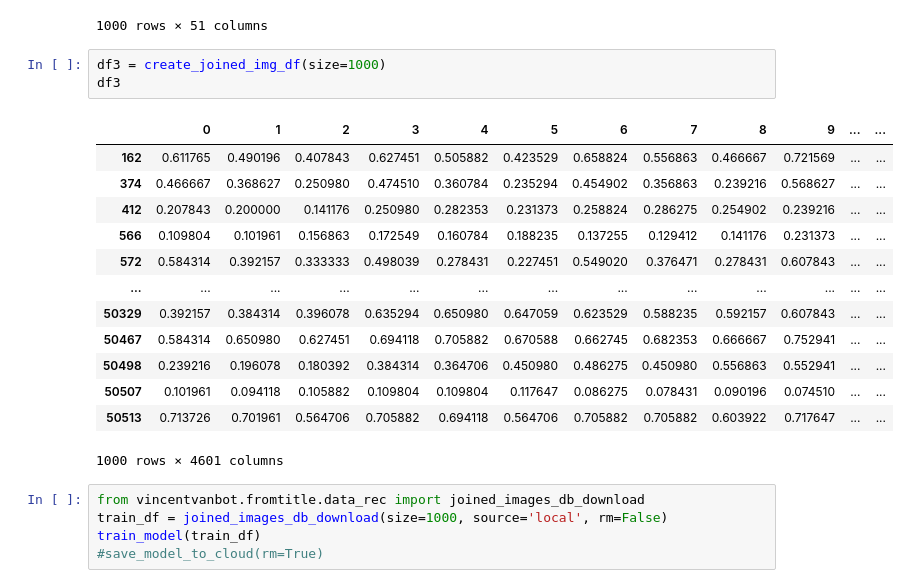
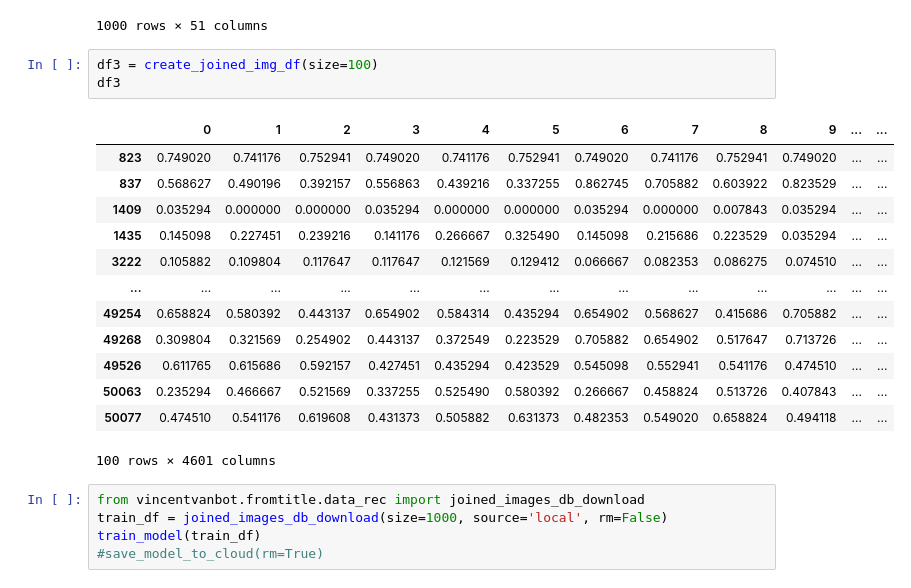
Before and after one commit to seve-26/vincentvanbot, a Jupyter notebook: notebooks/data-retrieval/wga-dataset-julia.ipynb, the cells around one changed output. Drawn from its saved outputs; the diff is of its cells as text.

```diff
--- a/notebooks/data-retrieval/wga-dataset-julia.ipynb
+++ b/notebooks/data-retrieval/wga-dataset-julia.ipynb
@@ -139,22 +140,22 @@ join_images_db.iloc[:,4550:]
 | 765 | 0.0 | 1.0 | 0.0 | 0.0 | 0.0 | ... |
 1000 rows × 51 columns
 # %%
-df3 = create_joined_img_df(size=1000)
+df3 = create_joined_img_df(size=100)
 df3
 # %% [output]
 |  | 0 | 1 | 2 | 3 | 4 | 5 | 6 | 7 | 8 | 9 | ... | ... |
-| 162 | 0.611765 | 0.490196 | 0.407843 | 0.627451 | 0.505882 | 0.423529 | 0.658824 | 0.556863 | 0.466667 | 0.721569 | ... | ... |
-| 374 | 0.466667 | 0.368627 | 0.250980 | 0.474510 | 0.360784 | 0.235294 | 0.454902 | 0.356863 | 0.239216 | 0.568627 | ... | ... |
-| 412 | 0.207843 | 0.200000 | 0.141176 | 0.250980 | 0.282353 | 0.231373 | 0.258824 | 0.286275 | 0.254902 | 0.239216 | ... | ... |
-| 566 | 0.109804 | 0.101961 | 0.156863 | 0.172549 | 0.160784 | 0.188235 | 0.137255 | 0.129412 | 0.141176 | 0.231373 | ... | ... |
-| 572 | 0.584314 | 0.392157 | 0.333333 | 0.498039 | 0.278431 | 0.227451 | 0.549020 | 0.376471 | 0.278431 | 0.607843 | ... | ... |
+| 823 | 0.749020 | 0.741176 | 0.752941 | 0.749020 | 0.741176 | 0.752941 | 0.749020 | 0.741176 | 0.752941 | 0.749020 | ... | ... |
+| 837 | 0.568627 | 0.490196 | 0.392157 | 0.556863 | 0.439216 | 0.337255 | 0.862745 | 0.705882 | 0.603922 | 0.823529 | ... | ... |
+| 1409 | 0.035294 | 0.000000 | 0.000000 | 0.035294 | 0.000000 | 0.000000 | 0.035294 | 0.000000 | 0.007843 | 0.035294 | ... | ... |
+| 1435 | 0.145098 | 0.227451 | 0.239216 | 0.141176 | 0.266667 | 0.325490 | 0.145098 | 0.215686 | 0.223529 | 0.035294 | ... | ... |
+| 3222 | 0.105882 | 0.109804 | 0.117647 | 0.117647 | 0.121569 | 0.129412 | 0.066667 | 0.082353 | 0.086275 | 0.074510 | ... | ... |
 | ... | ... | ... | ... | ... | ... | ... | ... | ... | ... | ... | ... | ... |
-| 50329 | 0.392157 | 0.384314 | 0.396078 | 0.635294 | 0.650980 | 0.647059 | 0.623529 | 0.588235 | 0.592157 | 0.607843 | ... | ... |
-| 50467 | 0.584314 | 0.650980 | 0.627451 | 0.694118 | 0.705882 | 0.670588 | 0.662745 | 0.682353 | 0.666667 | 0.752941 | ... | ... |
-| 50498 | 0.239216 | 0.196078 | 0.180392 | 0.384314 | 0.364706 | 0.450980 | 0.486275 | 0.450980 | 0.556863 | 0.552941 | ... | ... |
-| 50507 | 0.101961 | 0.094118 | 0.105882 | 0.109804 | 0.109804 | 0.117647 | 0.086275 | 0.078431 | 0.090196 | 0.074510 | ... | ... |
-| 50513 | 0.713726 | 0.701961 | 0.564706 | 0.705882 | 0.694118 | 0.564706 | 0.705882 | 0.705882 | 0.603922 | 0.717647 | ... | ... |
+| 49254 | 0.658824 | 0.580392 | 0.443137 | 0.654902 | 0.584314 | 0.435294 | 0.654902 | 0.568627 | 0.415686 | 0.705882 | ... | ... |
+| 49268 | 0.309804 | 0.321569 | 0.254902 | 0.443137 | 0.372549 | 0.223529 | 0.705882 | 0.654902 | 0.517647 | 0.713726 | ... | ... |
+| 49526 | 0.611765 | 0.615686 | 0.592157 | 0.427451 | 0.435294 | 0.423529 | 0.545098 | 0.552941 | 0.541176 | 0.474510 | ... | ... |
+| 50063 | 0.235294 | 0.466667 | 0.521569 | 0.337255 | 0.525490 | 0.580392 | 0.266667 | 0.458824 | 0.513726 | 0.407843 | ... | ... |
+| 50077 | 0.474510 | 0.541176 | 0.619608 | 0.431373 | 0.505882 | 0.631373 | 0.482353 | 0.549020 | 0.658824 | 0.494118 | ... | ... |
-1000 rows × 4601 columns
+100 rows × 4601 columns
 # %%
 from vincentvanbot.fromtitle.data_rec import joined_images_db_download
 train_df = joined_images_db_download(size=1000, source='local', rm=False)
```
Also changed, not shown: parts of 5 cells of this notebook, 3 other files.
